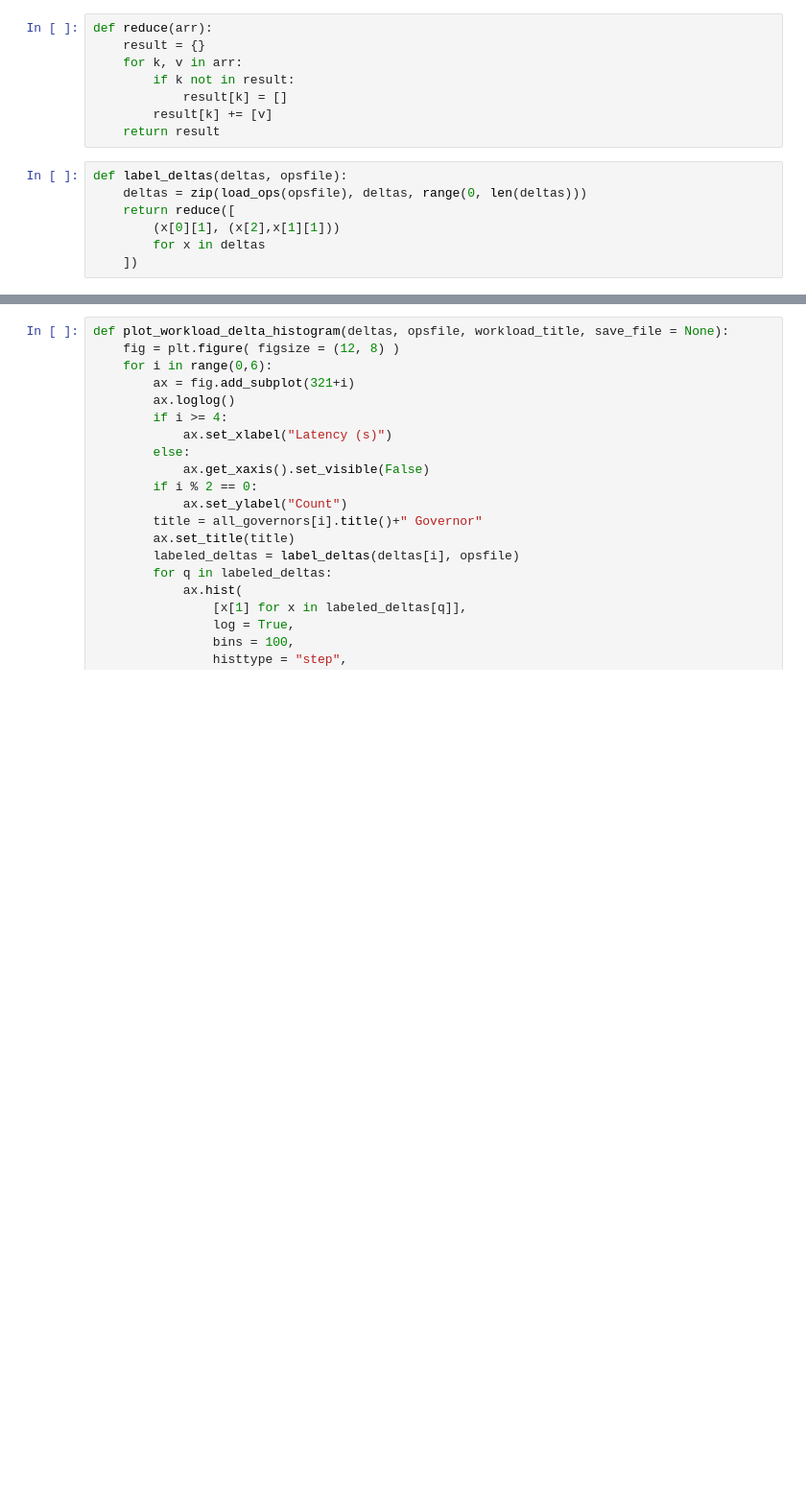
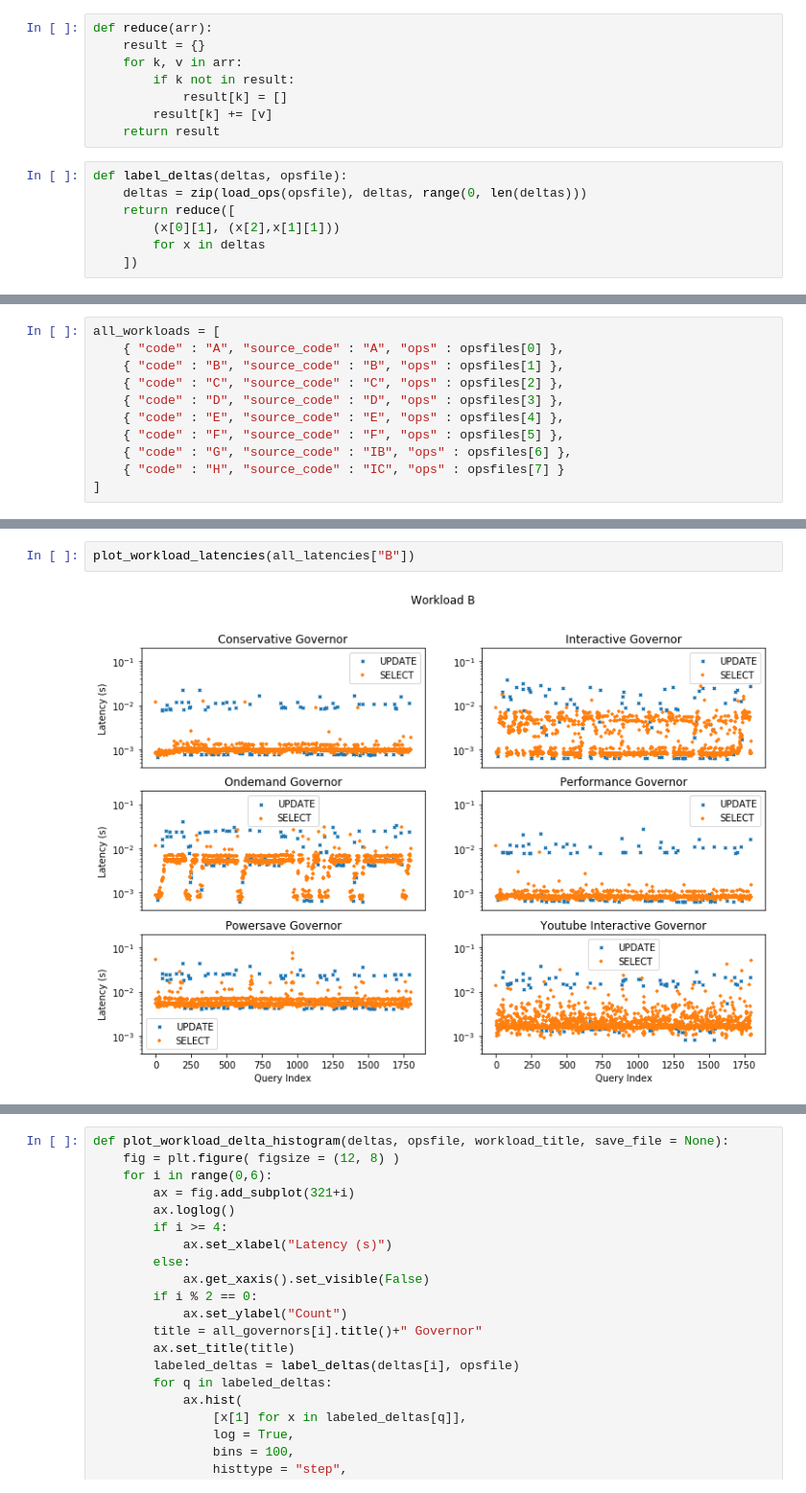
Before and after one commit to UBOdin/PocketBench, a Jupyter notebook: notebooks/Governor Timelines.ipynb, the cells around one changed output, grey strips where cells are left out. Shown at 96% size. Drawn from its saved outputs; the diff is of its cells as text; blank space fills up the shorter version.

```diff
--- a/notebooks/Governor Timelines.ipynb
+++ b/notebooks/Governor Timelines.ipynb
@@ -256,0 +135,11 @@ plot_workload_deltas(H_log_deltas, opsfiles[7], "Workload H", "workload_h_time_l
+# %%
+all_workloads = [
+    { "code" : "A", "source_code" : "A", "ops" : opsfiles[0] },
+    { "code" : "B", "source_code" : "B", "ops" : opsfiles[1] },
+    { "code" : "C", "source_code" : "C", "ops" : opsfiles[2] },
+    { "code" : "D", "source_code" : "D", "ops" : opsfiles[3] },
+    { "code" : "E", "source_code" : "E", "ops" : opsfiles[4] },
+    { "code" : "F", "source_code" : "F", "ops" : opsfiles[5] },
+    { "code" : "G", "source_code" : "IB", "ops" : opsfiles[6] },
+    { "code" : "H", "source_code" : "IC", "ops" : opsfiles[7] }
+]
@@ -256,0 +209,4 @@ plot_workload_deltas(H_log_deltas, opsfiles[7], "Workload H", "workload_h_time_l
+# %%
+plot_workload_latencies(all_latencies["B"])
+# %% [output]
+[figure, added]
```
Also changed, not shown: parts of 43 cells of this notebook, 1 other file.
